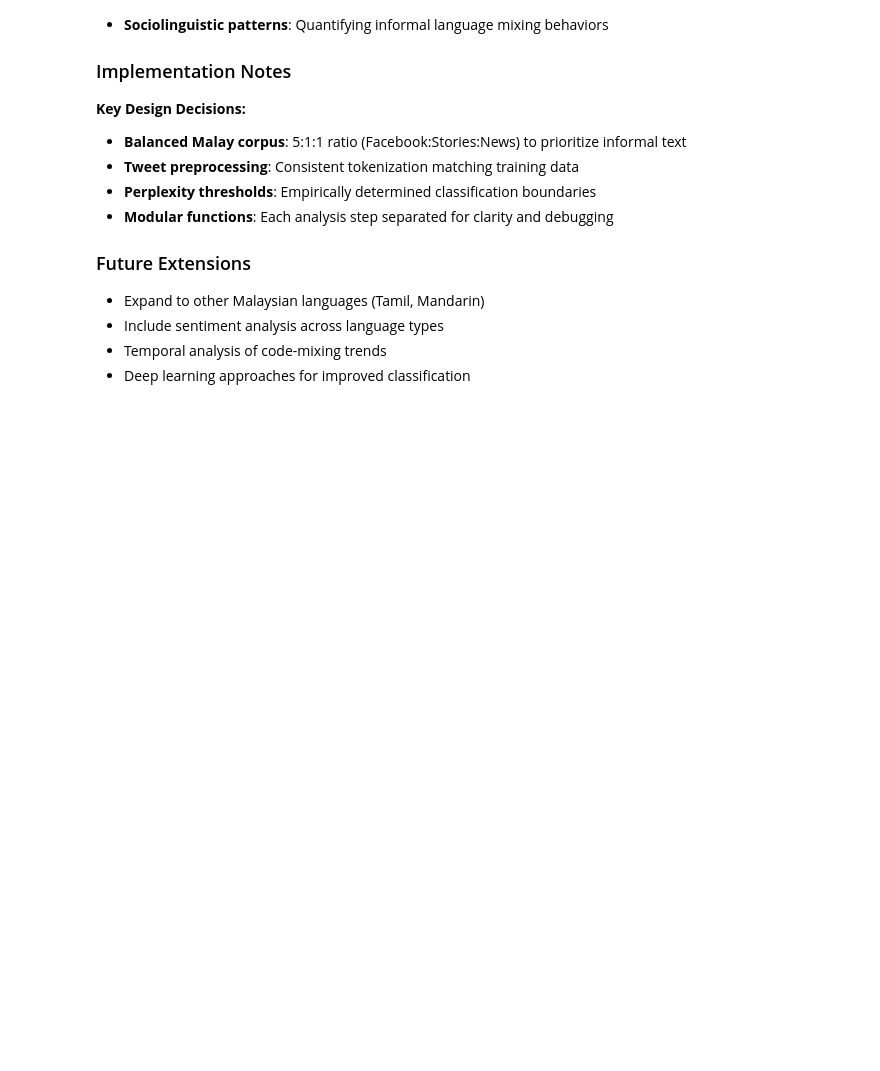
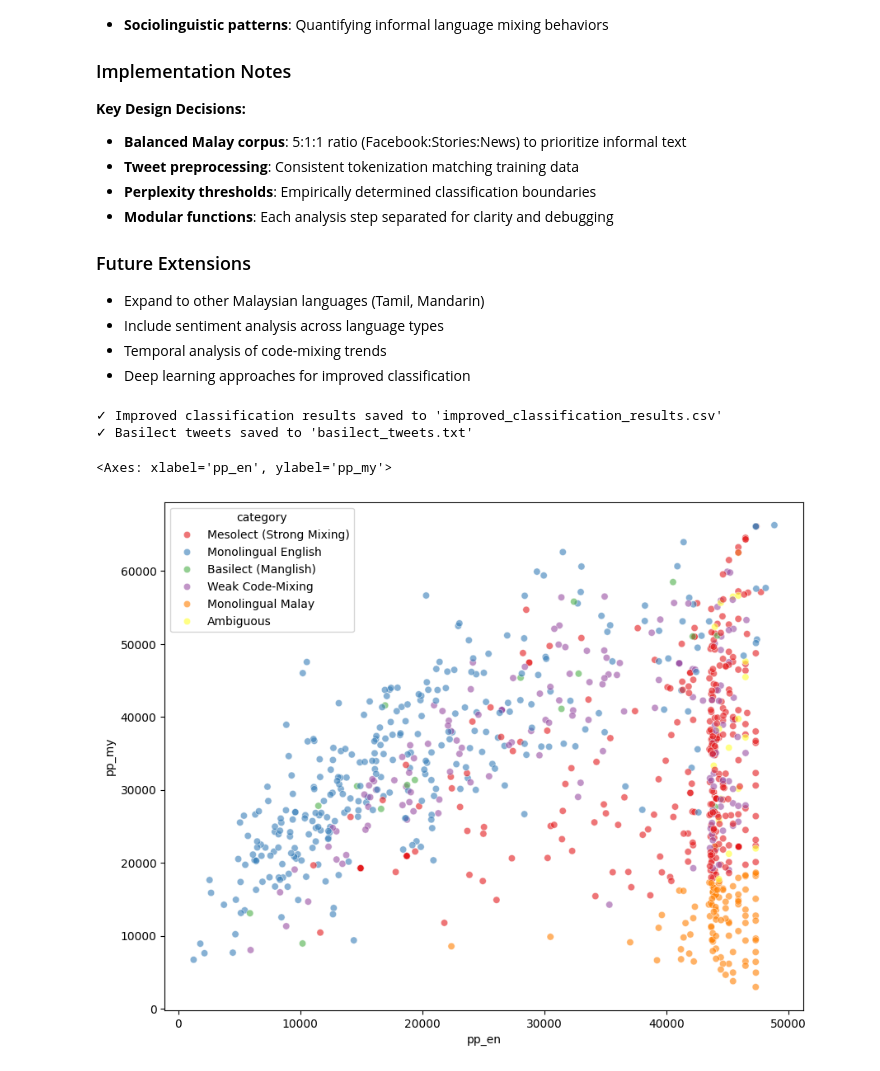
Before and after one commit to QYUUUUU/scientific-programming-python, a Jupyter notebook: main.ipynb, the cells around one changed output. Drawn from its saved outputs; the diff is of its cells as text; code cells hidden in the pictures; blank space fills up the shorter version.

```diff
--- a/main.ipynb
+++ b/main.ipynb
@@ -761,34 +785,0 @@ To verify that our classification captures meaningful linguistic differences, we
-# %%
-def compute_additional_statistics(df_results):
-    """
-    Compute additional validation statistics not used in classification.
-    """
-    print("Computing validation statistics...")
-
-    # Add sentence length statistics
-    df_results['sentence_length'] = df_results['tweet'].apply(lambda x: len(x.split()))
-
-    # Malaysian discourse particles
-    particles = ['la', 'meh', 'ah', 'lor', 'leh', 'kan', 'ke']
-
-    def count_particles(text):
-        words = text.lower().split()
-        return sum(1 for word in words if word in particles)
-
-    df_results['particle_count'] = df_results['tweet'].apply(count_particles)
-    df_results['particle_frequency'] = df_results['particle_count'] / df_results['sentence_length']
-
-    return df_results
-
-# Compute additional statistics
-df_results = compute_additional_statistics(df_results)
-
-# Display validation statistics
-print("\n=== VALIDATION STATISTICS BY CATEGORY ===")
-for category in df_results['category'].unique():
-    subset = df_results[df_results['category'] == category]
-    print(f"\n{category}:")
-    print(f"  Average sentence length: {subset['sentence_length'].mean():.1f} words")
-    print(f"  Median sentence length: {subset['sentence_length'].median():.1f} words")
-    print(f"  Average particle frequency: {subset['particle_frequency'].mean():.3f}")
-    print(f"  Tweets with particles: {(subset['particle_count'] > 0).sum()}/{len(subset)} ({(subset['particle_count'] > 0).mean()*100:.1f}%)")
@@ -879,3 +978,31 @@ This analysis contributes to understanding:
 - Include sentiment analysis across language types
 - Temporal analysis of code-mixing trends
 - Deep learning approaches for improved classification
+# %%
+#Write down the results to a CSV file
+df_results.to_csv('improved_classification_results.csv', index=False)
+print("\n✓ Improved classification results saved to 'improved_classification_results.csv'")
+
+#print all basilect tweets to a text file
+with open('basilect_tweets.txt', 'w', encoding='utf-8') as f:
+    basilect_improved = df_results[df_results['category'] == 'Basilect (Manglish)']
+    for tweet in basilect_improved['tweet']:
+        f.write(tweet + '\n')
+print("✓ Basilect tweets saved to 'basilect_tweets.txt'")
+# %% [output]
+✓ Improved classification results saved to 'improved_classification_results.csv'
+✓ Basilect tweets saved to 'basilect_tweets.txt'
+# %%
+#visualize perplexity scatter plot for improved classification
+plt.figure(figsize=(10, 8))
+sns.scatterplot(
+    data=df_results,
+    x='pp_en',
+    y='pp_my',
+    hue='category',
+    alpha=0.6,
+    palette='Set1'
+)
+# %% [output]
+<Axes: xlabel='pp_en', ylabel='pp_my'>
+[figure, added]
```
Also changed, not shown: parts of 9 cells of this notebook, 3 other files.
